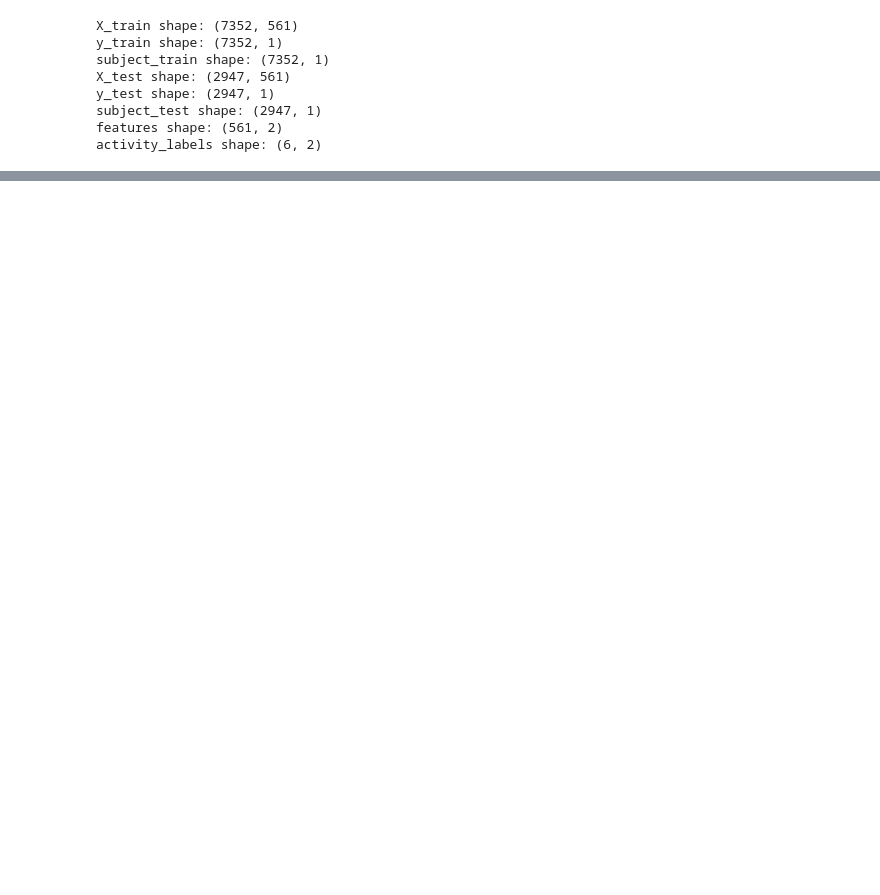
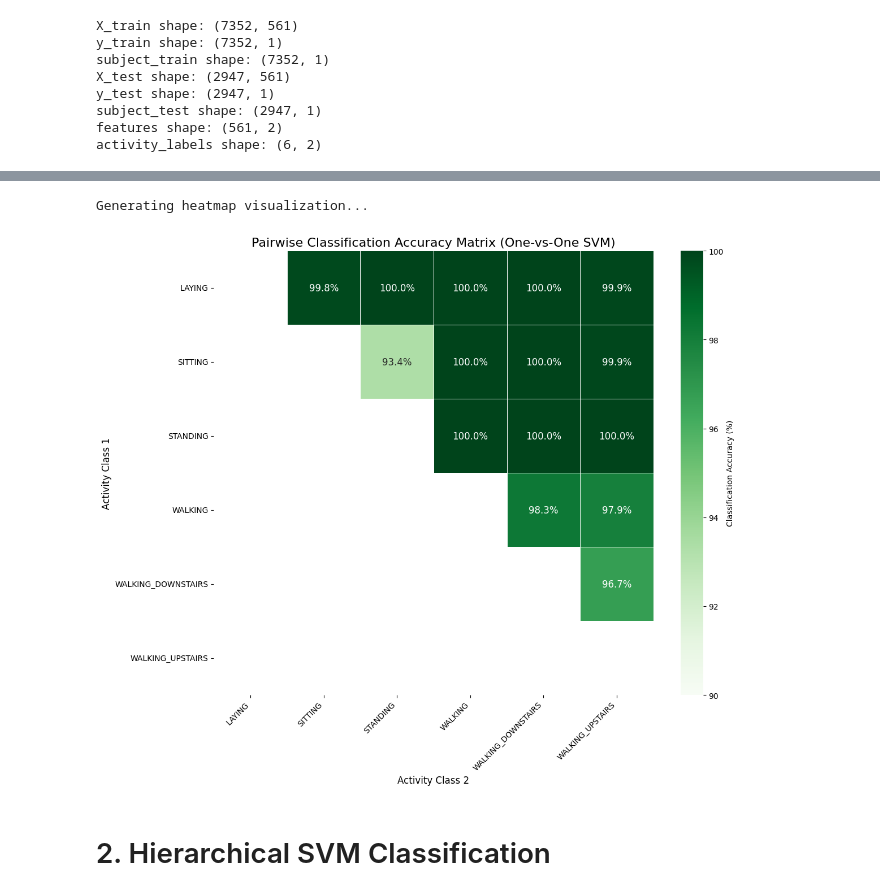
Before and after one commit to punithbr27/ML-mini-project-5th-sem, a Jupyter notebook: mini_project.ipynb, the cells around one changed output, grey strips where cells are left out. Drawn from its saved outputs; the diff is of its cells as text; code cells hidden in the pictures; blank space fills up the shorter version.

```diff
--- a/mini_project.ipynb
+++ b/mini_project.ipynb
@@ -615,0 +209,33 @@ Classification Report:
+# %%
+print("\nGenerating heatmap visualization...")
+
+plt.figure(figsize=(12, 10))
+
+# --- THE FIX ---
+# 1. Create a custom annotation DataFrame by formatting the numbers as strings.
+#    We will apply a function to each cell. If the cell is not NaN, format it. Otherwise, leave it as is.
+annot_df = pairwise_accuracy_df.applymap(lambda x: f'{x:.1f}%' if pd.notna(x) else '')
+
+# 2. Use this new DataFrame for the 'annot' argument and remove the 'fmt' argument.
+sns.heatmap(pairwise_accuracy_df,
+            annot=annot_df, # Use our custom string-formatted annotations
+            fmt="",          # The fmt argument is now empty because 'annot' is already formatted
+            cmap='Greens',
+            linewidths=.5,
+            vmin=90,
+            vmax=100,
+            cbar_kws={'label': 'Classification Accuracy (%)'},
+            annot_kws={"size": 12})
+
+plt.title('Pairwise Classification Accuracy Matrix (One-vs-One SVM)', fontsize=16)
+plt.ylabel('Activity Class 1', fontsize=12)
+plt.xlabel('Activity Class 2', fontsize=12)
+plt.xticks(rotation=45, ha='right')
+plt.yticks(rotation=0)
+plt.tight_layout()
+plt.show()
+# %% [output]
+Generating heatmap visualization...
+[figure, added]
+# %% [markdown]
+# 2. Hierarchical SVM Classification
```
Also changed, not shown: parts of 28 cells of this notebook, 1 other file.
